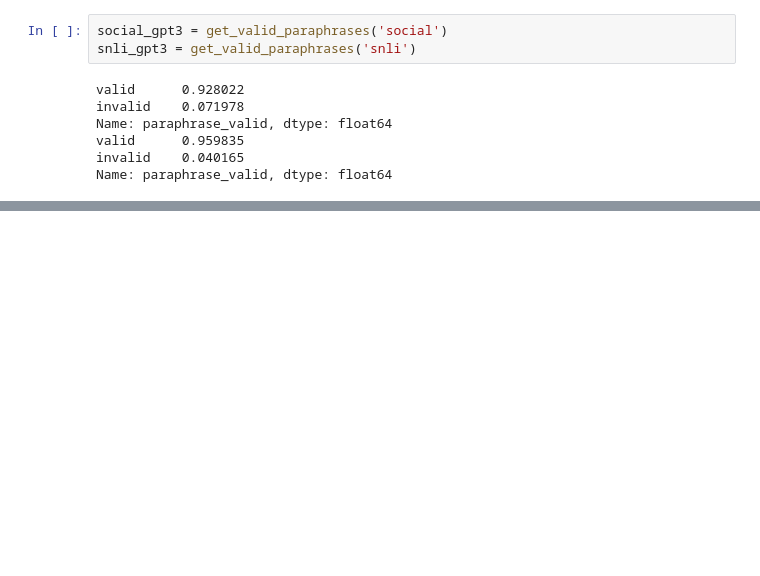
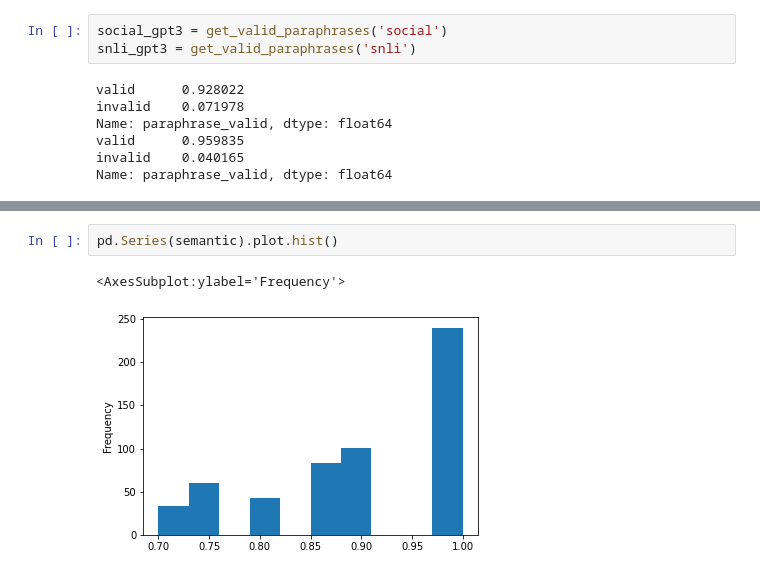
Before and after one commit to nehasrikn/paraphrase-nlu-internal, a Jupyter notebook: experiments/auto_vs_human/auto_paraphrase.ipynb, the cells around one changed output, grey strips where cells are left out. Drawn from its saved outputs; the diff is of its cells as text; blank space fills up the shorter version.

```diff
--- a/experiments/auto_vs_human/auto_paraphrase.ipynb
+++ b/experiments/auto_vs_human/auto_paraphrase.ipynb
@@ -39,0 +51,5 @@ dtype: int64
+# %%
+pd.Series(semantic).plot.hist()
+# %% [output]
+<AxesSubplot:ylabel='Frequency'>
+[figure, added]
```
Also changed, not shown: parts of 9 cells of this notebook, 27 other files.
